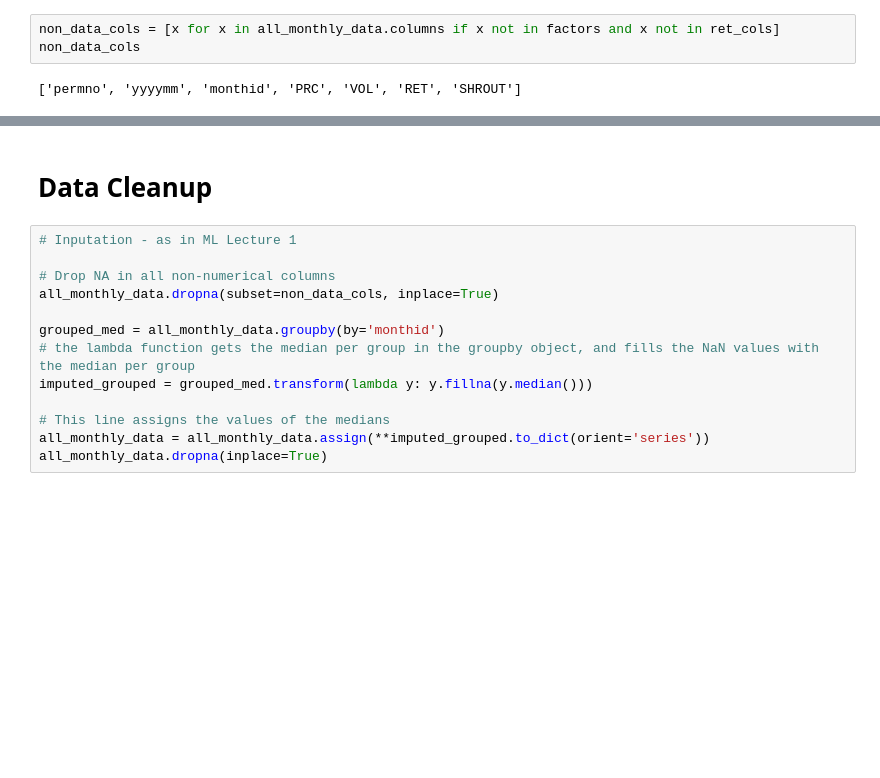
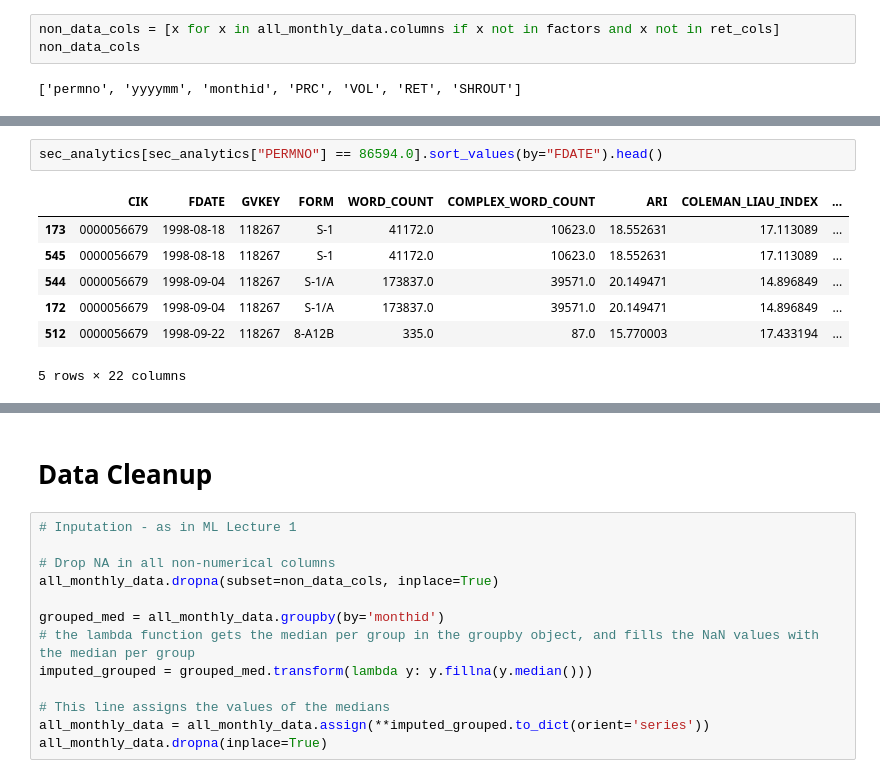
Before and after one commit to CFM-301-W23-G4/Final-Project, a Jupyter notebook: Final Project.ipynb, the cells around one changed output, grey strips where cells are left out. Cells and saved outputs as stored; diff of their text form; blank space fills up the shorter version.

```diff
--- a/Final Project.ipynb
+++ b/Final Project.ipynb
@@ -80,0 +113,10 @@ non_data_cols
+# %%
+sec_analytics[sec_analytics["PERMNO"] == 86594.0].sort_values(by="FDATE").head()
+# %% [output]
+|  | CIK | FDATE | GVKEY | FORM | WORD_COUNT | COMPLEX_WORD_COUNT | ARI | COLEMAN_LIAU_INDEX | ... |
+| 173 | 0000056679 | 1998-08-18 | 118267 | S-1 | 41172.0 | 10623.0 | 18.552631 | 17.113089 | ... |
+| 545 | 0000056679 | 1998-08-18 | 118267 | S-1 | 41172.0 | 10623.0 | 18.552631 | 17.113089 | ... |
+| 544 | 0000056679 | 1998-09-04 | 118267 | S-1/A | 173837.0 | 39571.0 | 20.149471 | 14.896849 | ... |
+| 172 | 0000056679 | 1998-09-04 | 118267 | S-1/A | 173837.0 | 39571.0 | 20.149471 | 14.896849 | ... |
+| 512 | 0000056679 | 1998-09-22 | 118267 | 8-A12B | 335.0 | 87.0 | 15.770003 | 17.433194 | ... |
+5 rows × 22 columns
```
Also changed, not shown: parts of 6 cells of this notebook, 1 other file.
